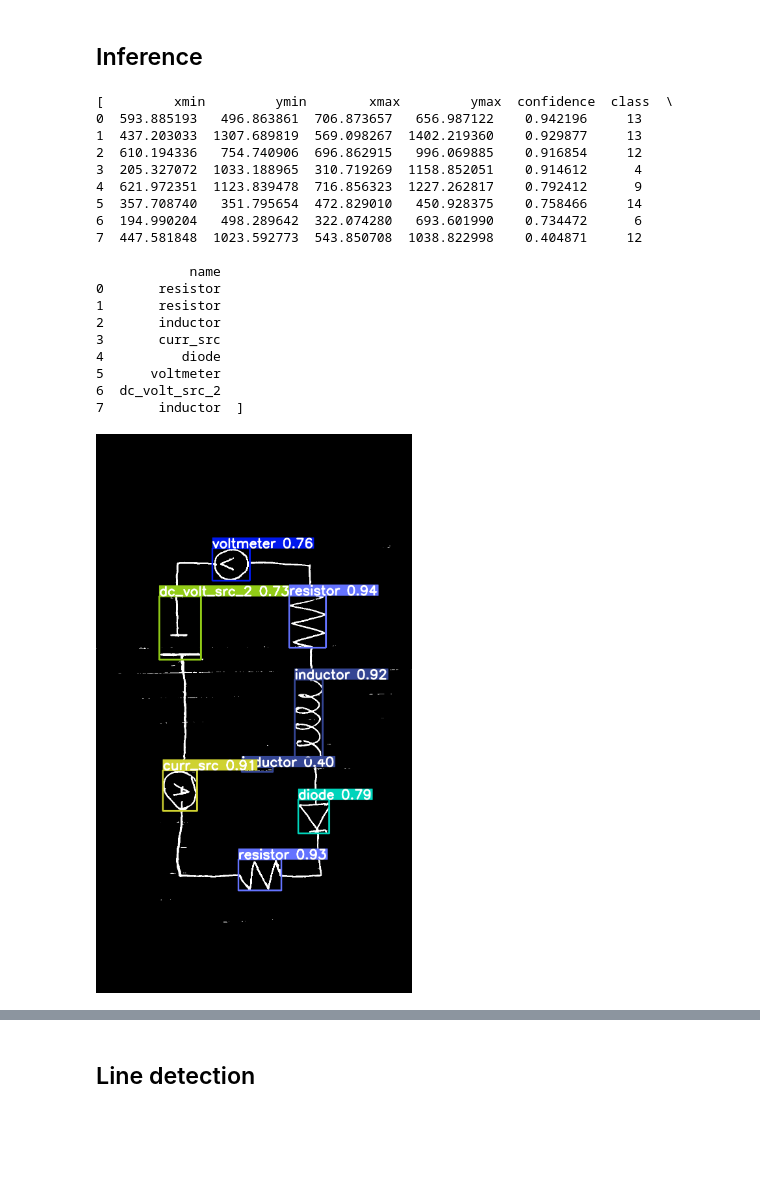
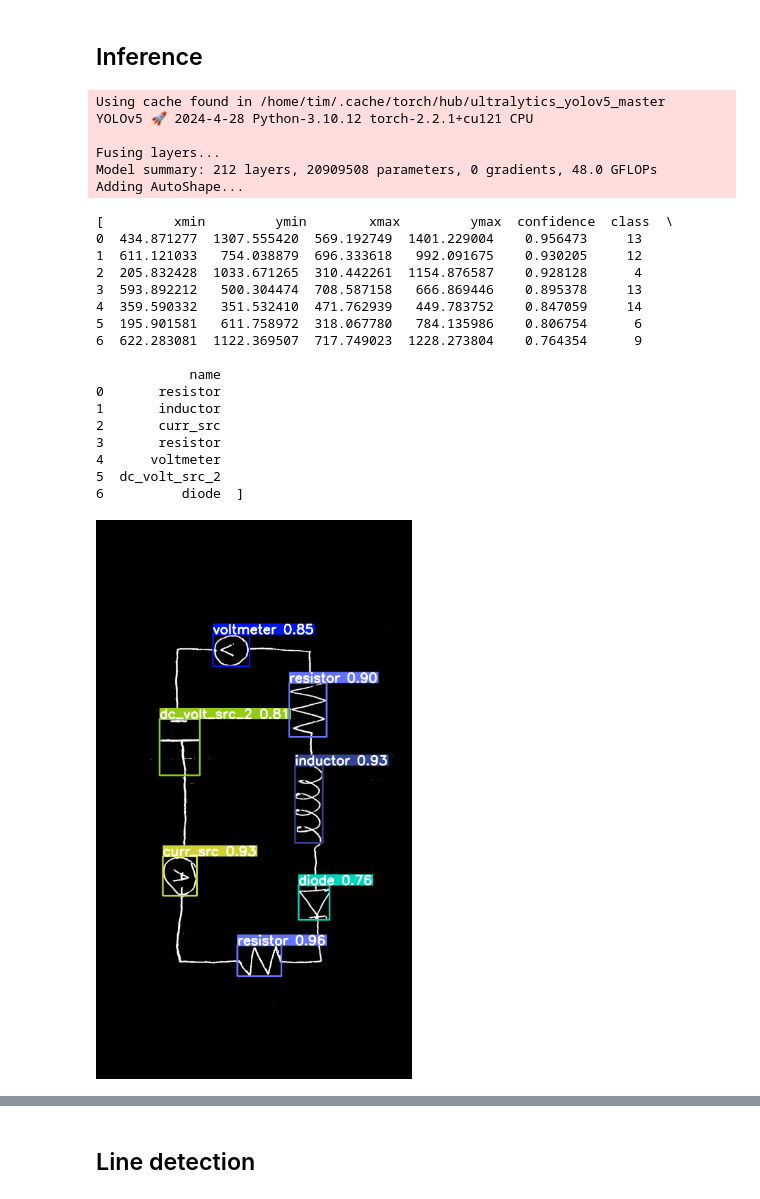
Before and after one commit to Timdnb/electronic-component-classification, a Jupyter notebook: inference.ipynb, the cells around one changed output, grey strips where cells are left out. Saved outputs shown, nothing was run; the diff lists cells and outputs as text; code cells hidden in the pictures; blank space fills up the shorter version.

Commit message:
add model to inference file

```diff
--- a/inference.ipynb
+++ b/inference.ipynb
@@ -15,46 +16,60 @@ img = Image.open(test_image).convert('L')
 # invert image
 img = invert(img)
 
+# increase contrast of image
+img = ImageEnhance.Contrast(img).enhance(2)
+
+# make all pixels below 200 black
+img = img.point(lambda p: p > 220 and 255)
+
 # smoothen image
 img = img.filter(ImageFilter.SMOOTH)
 
-# increase contrast of image
-img = ImageEnhance.Contrast(img).enhance(3)
-
-# make all pixels below 200 black
-img = img.point(lambda p: p > 240 and 255)
-
 # show image
 img.show()
 # %% [markdown]
 ## Inference
 # %%
+# model path
+model_path = 'best.pt'
+
+# load model
+model = torch.hub.load('ultralytics/yolov5', 'custom', path=model_path)
+model.eval()
+
 # get results
 results = model(img)
 
 # print results
 print(results.pandas().xyxy)
 
 # show results
 results.show()
+
+# save image
+results.save('test_image_result.jpg')
 # %% [output]
-[         xmin         ymin        xmax         ymax  confidence  class  \
-0  593.885193   496.863861  706.873657   656.987122    0.942196     13
-1  437.203033  1307.689819  569.098267  1402.219360    0.929877     13
-2  610.194336   754.740906  696.862915   996.069885    0.916854     12
-3  205.327072  1033.188965  310.719269  1158.852051    0.914612      4
-4  621.972351  1123.839478  716.856323  1227.262817    0.792412      9
-5  357.708740   351.795654  472.829010   450.928375    0.758466     14
-6  194.990204   498.289642  322.074280   693.601990    0.734472      6
-7  447.581848  1023.592773  543.850708  1038.822998    0.404871     12
+Using cache found in /home/tim/.cache/torch/hub/ultralytics_yolov5_master
+YOLOv5 🚀 2024-4-28 Python-3.10.12 torch-2.2.1+cu121 CPU
 
-            name
-0       resistor
-1       resistor
-2       inductor
-3       curr_src
-4          diode
-5      voltmeter
-6  dc_volt_src_2
-7       inductor  ]
+Fusing layers...
+Model summary: 212 layers, 20909508 parameters, 0 gradients, 48.0 GFLOPs
+Adding AutoShape...
+[         xmin         ymin        xmax         ymax  confidence  class  \
+0  434.871277  1307.555420  569.192749  1401.229004    0.956473     13
+1  611.121033   754.038879  696.333618   992.091675    0.930205     12
+2  205.832428  1033.671265  310.442261  1154.876587    0.928128      4
+3  593.892212   500.304474  708.587158   666.869446    0.895378     13
+4  359.590332   351.532410  471.762939   449.783752    0.847059     14
+5  195.901581   611.758972  318.067780   784.135986    0.806754      6
+6  622.283081  1122.369507  717.749023  1228.273804    0.764354      9
+
+            name
+0       resistor
+1       inductor
+2       curr_src
+3       resistor
+4      voltmeter
+5  dc_volt_src_2
+6          diode  ]
-[figure, old version]
+[figure, new version]
```
Also changed, not shown: parts of 2 cells of this notebook.
